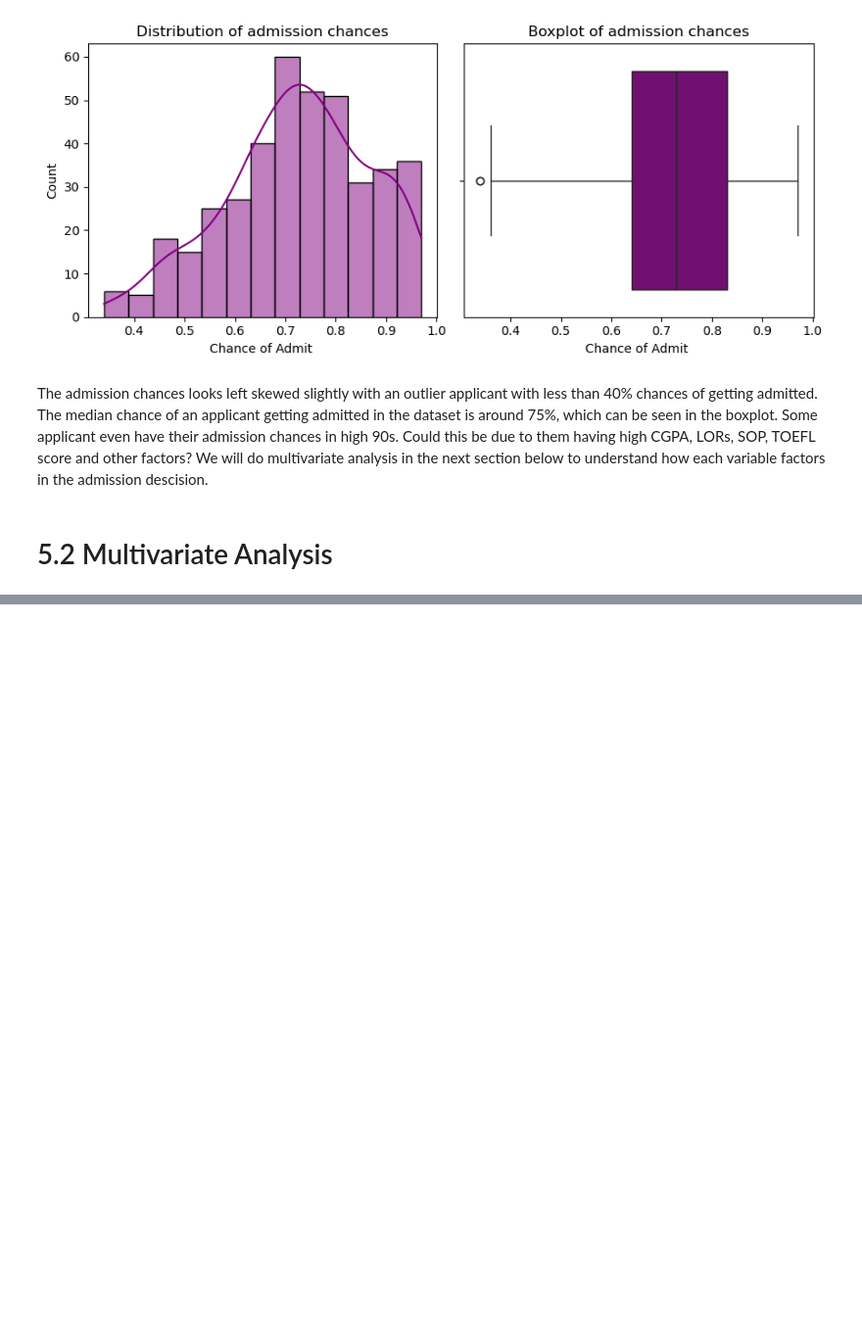
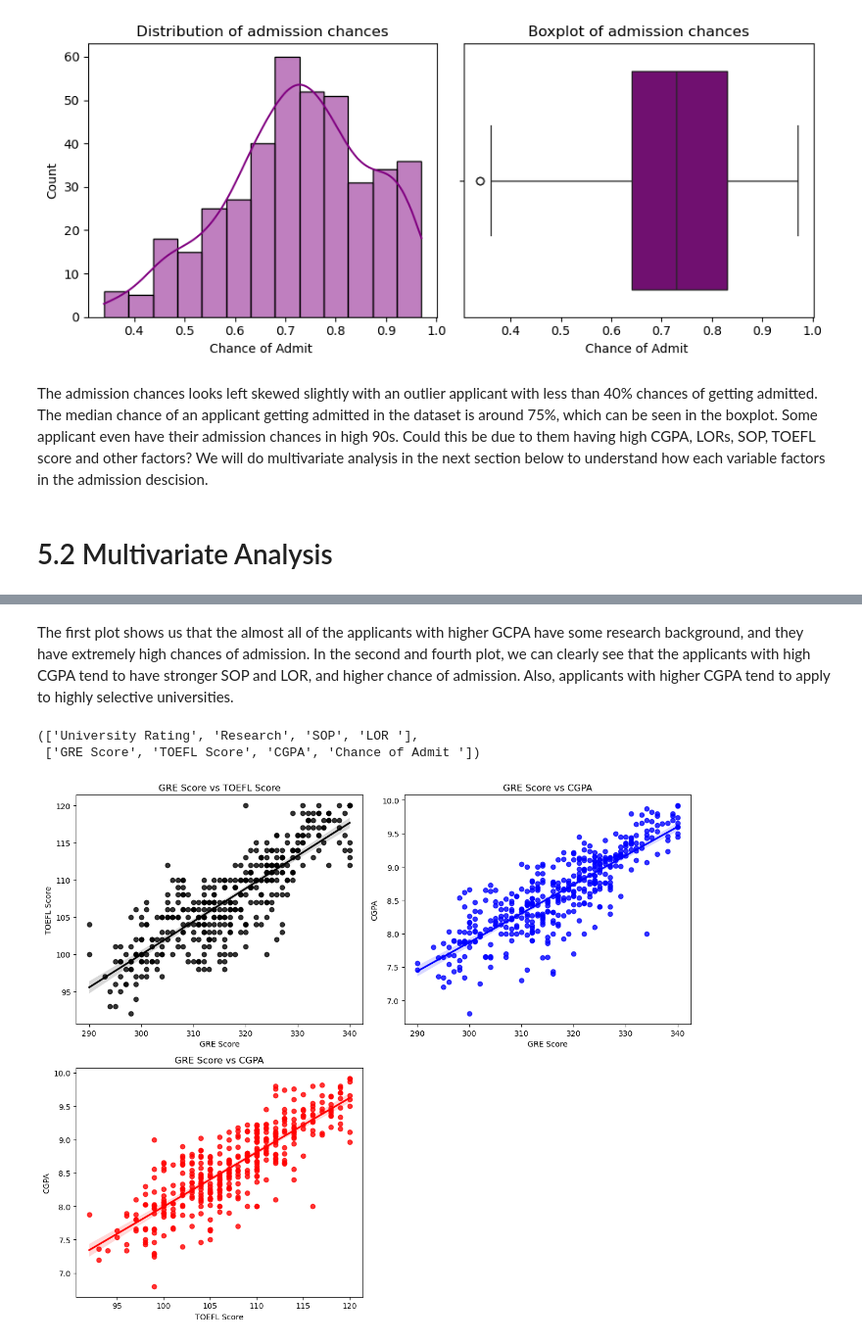
Before and after one commit to SujanNeupane42/DATA-601-Group-Project, a Jupyter notebook: data_analysis.ipynb, the cells around one changed output, grey strips where cells are left out. Shown at 98% size. Cells and saved outputs as stored; diff of their text form; code cells hidden in the pictures; blank space fills up the shorter version.

```diff
--- a/data_analysis.ipynb
+++ b/data_analysis.ipynb
@@ -422,0 +565,29 @@ The admission chances looks left skewed slightly with an outlier applicant with
+# %% [markdown]
+The first plot shows us that the almost all of the applicants with higher GCPA have some research background, and they have extremely high chances of admission. In the second and fourth plot, we can clearly see that the applicants with high CGPA tend to have stronger SOP and LOR, and higher chance of admission. Also, applicants with higher CGPA tend to apply to highly selective universities.
+# %%
+categorical_features, numerical_feaatures
+# %% [output]
+(['University Rating', 'Research', 'SOP', 'LOR '],
+ ['GRE Score', 'TOEFL Score', 'CGPA', 'Chance of Admit '])
+# %%
+fig, axs = plt.subplots(2, 2, figsize=(12, 10))
+
+# GRE Score vs TOEFL Score
+sns.regplot(x="GRE Score", y="TOEFL Score", data=df, color='black', ax=axs[0, 0])
+axs[0, 0].set_title("GRE Score vs TOEFL Score")
+
+# GRE Score vs CGPA
+sns.regplot(x="GRE Score", y="CGPA", data=df, color='blue', ax=axs[0, 1])
+axs[0, 1].set_title("GRE Score vs CGPA")
+
+# GRE Score vs CGPA
+sns.regplot(x="TOEFL Score", y="CGPA", data=df, color='red', ax=axs[1, 0])
+axs[1, 0].set_title("GRE Score vs CGPA")
+
+# make the final plot empty
+axs[1, 1].axis('off')
+
+plt.tight_layout()
+plt.show()
+# %% [output]
+[figure, added]
```
Also changed, not shown: parts of 16 cells of this notebook, 1 other file.
